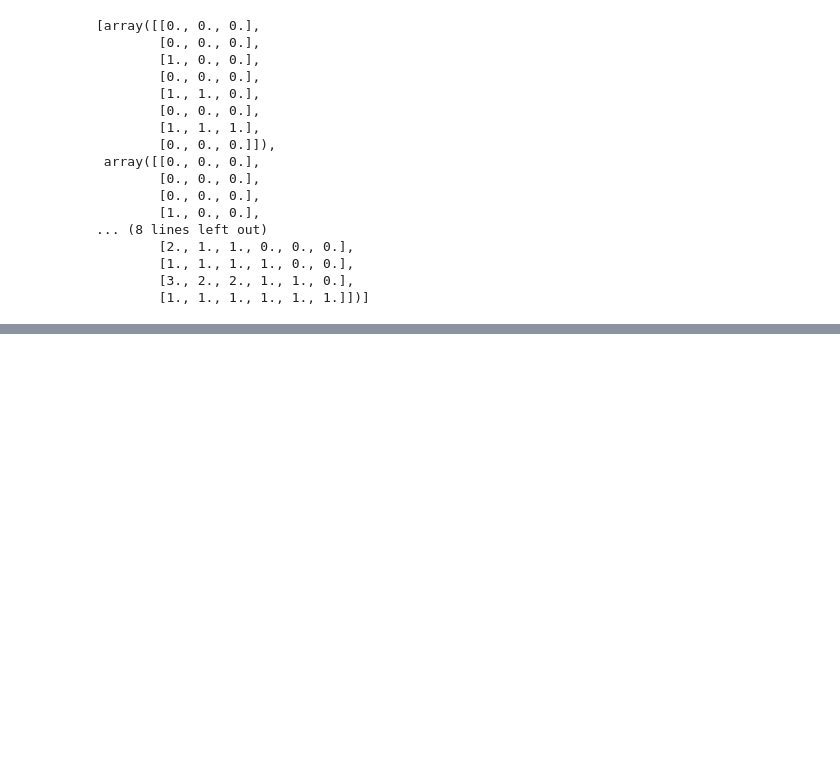
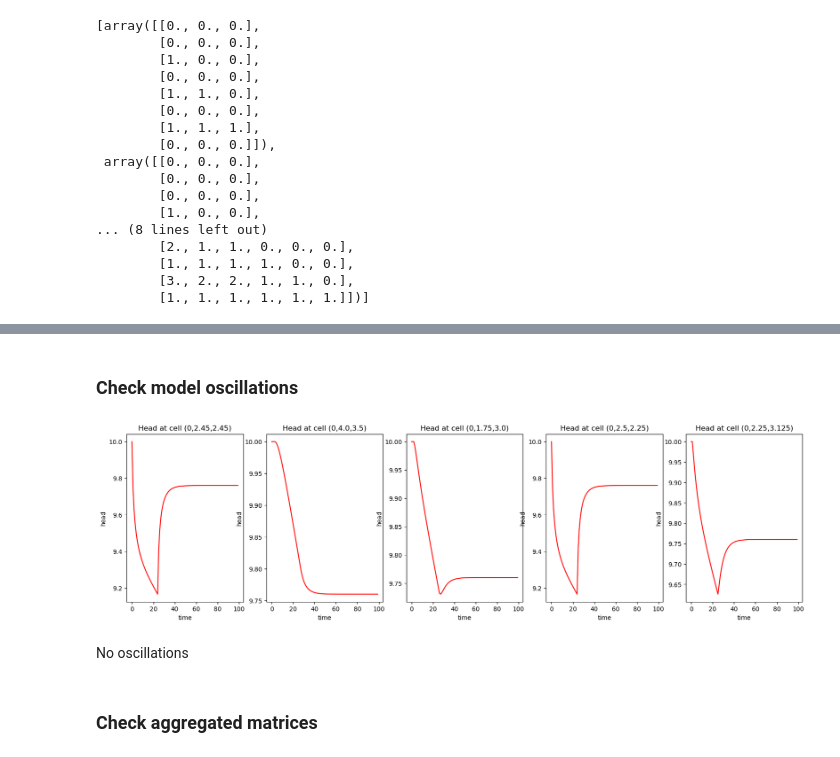
Before and after one commit to leonardchanfreau/RHG_GroundWater, a Jupyter notebook: test.ipynb, the cells around one changed output, grey strips where cells are left out. Drawn from its saved outputs; the diff is of its cells as text; code cells hidden in the pictures; blank space fills up the shorter version.

```diff
--- a/test.ipynb
+++ b/test.ipynb
@@ -112,0 +119,40 @@ array([[-0.01559142],
+# %% [markdown]
+### Check model oscillations
+# %%
+T_sim = 100
+# %%
+h_0 = model.translate_state(system.get_state()[0,:,:])
+heads = np.zeros((model.n_col * model.n_row, T_sim))
+q_2 = np.zeros((4, 1))
+q_1 = q_2.copy()
+q_1[0] = -500
+# %%
+B = np.hstack([B.toarray() for B in model.B_v])
+# %%
+heads[:,[0]] = h_0
+for t in range(1,T_sim//4):
+    heads[:,[t]] = model.A @ heads[:,[t-1]] + B @ q_1 + model.C
+for t in range(T_sim//4, T_sim):
+    heads[:,[t]] = model.A @ heads[:,[t-1]] + B @ q_2 + model.C
+# %%
+Lx, Ly = 1000, 1000
+obsWell = [[0, 490, 490], [0, 800, 700], [0, 350, 600], [0,500, 450], [0, 450, 625]]
+
+fig = plt.figure(figsize=(20,5))
+for ii in range(5):
+    col_i = int(obsWell[ii][1] * model.n_col / Lx)
+    row_i = int(obsWell[ii][2] * model.n_row / Ly)
+
+    ax = fig.add_subplot(1, 5, ii+1)
+    ttl = f"Head at cell ({0},{obsWell[ii][1]/200},{obsWell[ii][2]/200})"
+    ax.set_title(ttl)
+    ax.set_xlabel("time")
+    ax.set_ylabel("head")
+    ax.plot(heads[col_i + model.n_col*row_i,:], "r-")
+    #ax.set_ylim([8.7, 10])
+# %% [output]
+[figure, added]
+# %% [markdown]
+No oscillations
+# %% [markdown]
+### Check aggregated matrices
```
Also changed, not shown: parts of 28 cells of this notebook, 14 other files.
